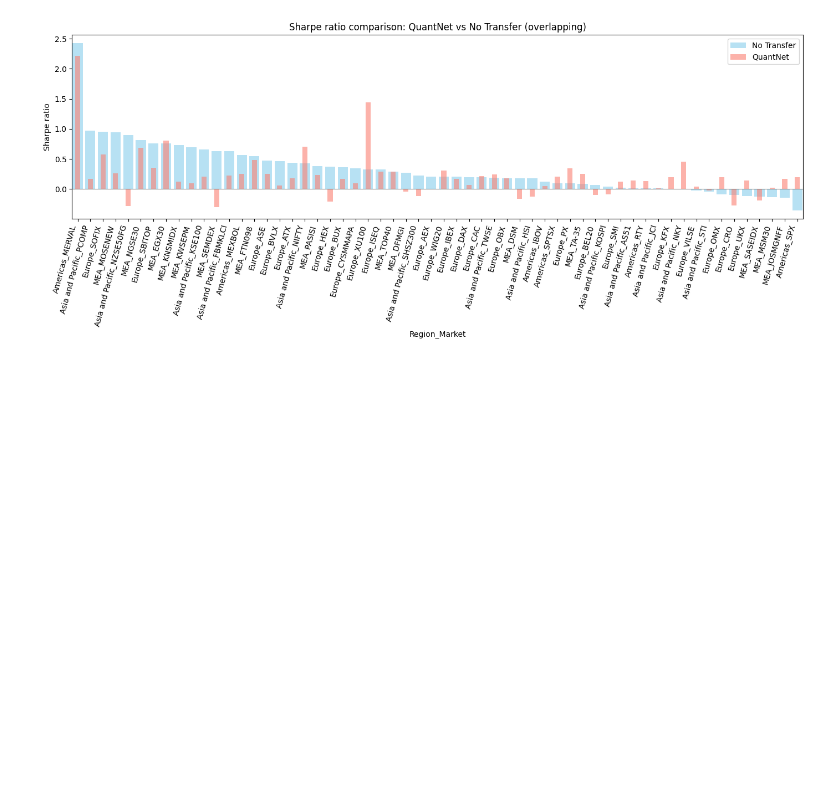
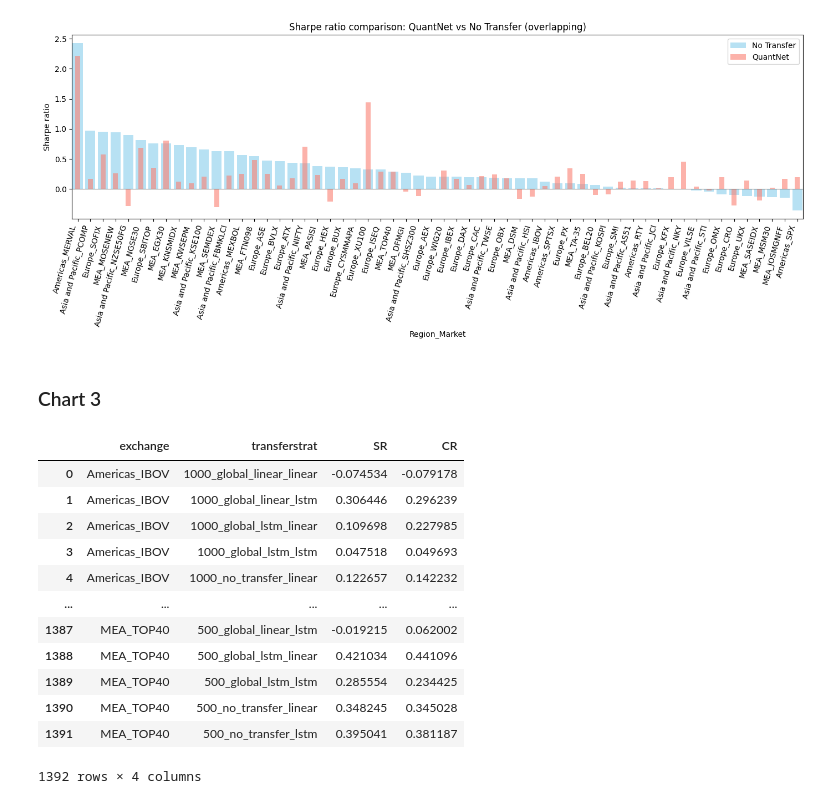
Before and after one commit to ducnguyen1014/QuantNet, a Jupyter notebook: main.ipynb, the cells around one changed output. Saved outputs shown, nothing was run; the diff lists cells and outputs as text; code cells hidden in the pictures; blank space fills up the shorter version.

```diff
--- a/main.ipynb
+++ b/main.ipynb
@@ -117,3 +118,22 @@ plt.show()
 [figure]
 # %%
 fig.savefig("chart_2.png")
+# %% [markdown]
+### Chart 3
+# %%
+chart_3 = grouped_df_test[["exchange", "transferstrat", "SR", "CR"]]
+chart_3
+# %% [output]
+|  | exchange | transferstrat | SR | CR |
+| 0 | Americas_IBOV | 1000_global_linear_linear | -0.074534 | -0.079178 |
+| 1 | Americas_IBOV | 1000_global_linear_lstm | 0.306446 | 0.296239 |
+| 2 | Americas_IBOV | 1000_global_lstm_linear | 0.109698 | 0.227985 |
+| 3 | Americas_IBOV | 1000_global_lstm_lstm | 0.047518 | 0.049693 |
+| 4 | Americas_IBOV | 1000_no_transfer_linear | 0.122657 | 0.142232 |
+| ... | ... | ... | ... | ... |
+| 1387 | MEA_TOP40 | 500_global_linear_lstm | -0.019215 | 0.062002 |
+| 1388 | MEA_TOP40 | 500_global_lstm_linear | 0.421034 | 0.441096 |
+| 1389 | MEA_TOP40 | 500_global_lstm_lstm | 0.285554 | 0.234425 |
+| 1390 | MEA_TOP40 | 500_no_transfer_linear | 0.348245 | 0.345028 |
+| 1391 | MEA_TOP40 | 500_no_transfer_lstm | 0.395041 | 0.381187 |
+1392 rows × 4 columns
```
Also changed, not shown: parts of 5 cells of this notebook, 1 other file.
